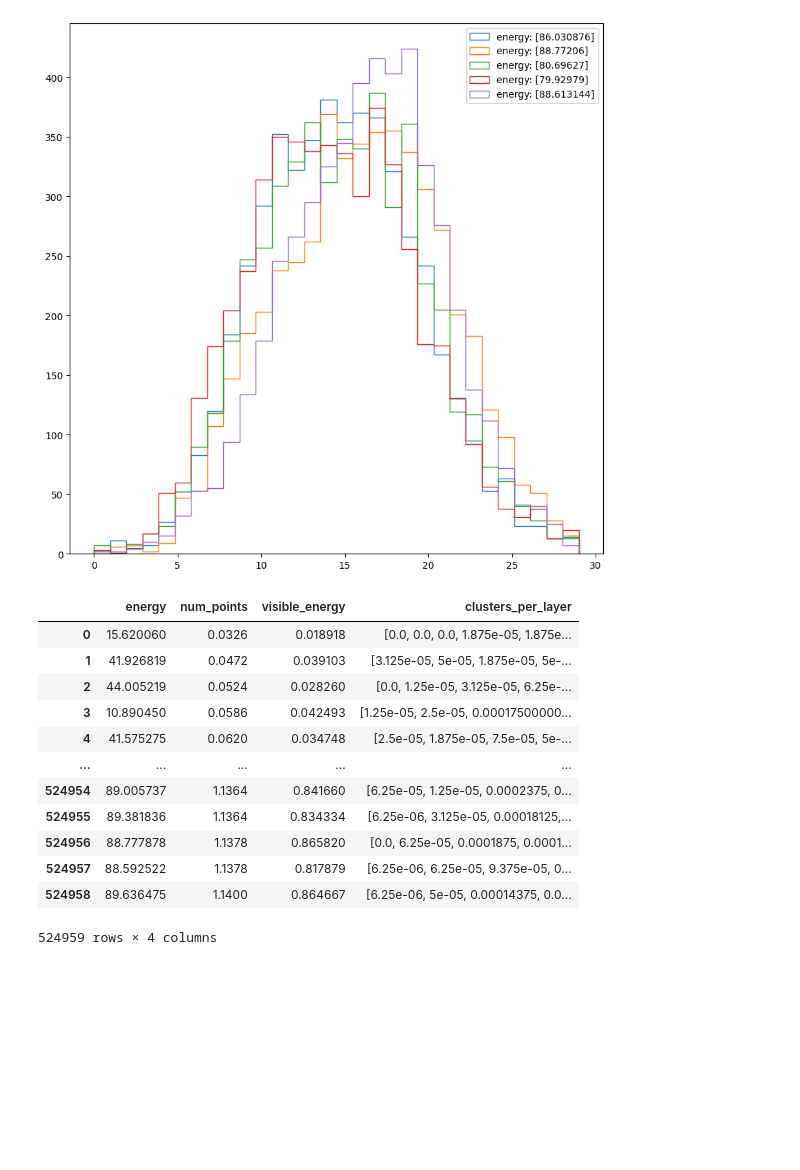
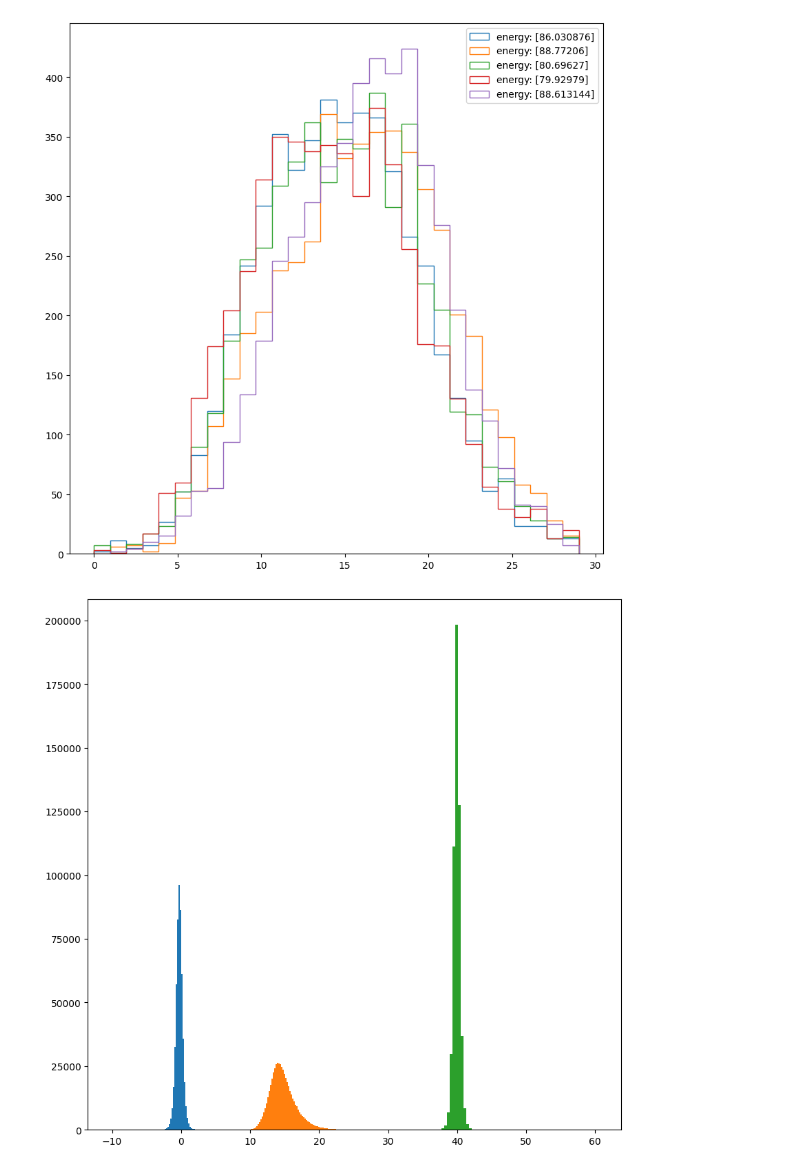
Before and after one commit to FLC-QU-hep/CaloClouds-3, a Jupyter notebook: ShowerFlow.ipynb, the cells around one changed output. Drawn from its saved outputs; the diff is of its cells as text; code cells hidden in the pictures; blank space fills up the shorter version.

```diff
--- a/ShowerFlow.ipynb
+++ b/ShowerFlow.ipynb
@@ -193,6 +193,25 @@ plt.show()
 [figure]
 # %%
 # center of gravity
+
+def get_cog(x,y,z,e):
+    return np.sum((x * e), axis=1) / e.sum(axis=1), np.sum((y * e), axis=1) / e.sum(axis=1), np.sum((z * e), axis=1) / e.sum(axis=1)
+
+cog = get_cog(
+    events[:, 0],
+    events[:, 1],
+    events[:, 2],
+    events[:, 3],
+)
+# %%
+plt.figure(figsize=(10,10))
+plt.hist(cog[0], bins=100, range=(-10, 10), label='x')
+plt.hist(cog[1] , bins=100)
+plt.hist(cog[2] , bins=100)
+# plt.xlim(-10, 10)
+plt.show()
+# %% [output]
+[figure, added]
 # %%
 clusters_per_layer = clusters_per_layer / 400
 
@@ -205,19 +228,3 @@ df['clusters_per_layer'] = clusters_per_layer.tolist()
-# %%
-df
-# %% [output]
-|  | energy | num_points | visible_energy | clusters_per_layer |
-| 0 | 15.620060 | 0.0326 | 0.018918 | [0.0, 0.0, 0.0, 1.875e-05, 1.875e... |
-| 1 | 41.926819 | 0.0472 | 0.039103 | [3.125e-05, 5e-05, 1.875e-05, 5e-... |
-| 2 | 44.005219 | 0.0524 | 0.028260 | [0.0, 1.25e-05, 3.125e-05, 6.25e-... |
-| 3 | 10.890450 | 0.0586 | 0.042493 | [1.25e-05, 2.5e-05, 0.00017500000... |
-| 4 | 41.575275 | 0.0620 | 0.034748 | [2.5e-05, 1.875e-05, 7.5e-05, 5e-... |
-| ... | ... | ... | ... | ... |
-| 524954 | 89.005737 | 1.1364 | 0.841660 | [6.25e-05, 1.25e-05, 0.0002375, 0... |
-| 524955 | 89.381836 | 1.1364 | 0.834334 | [6.25e-06, 3.125e-05, 0.00018125,... |
-| 524956 | 88.777878 | 1.1378 | 0.865820 | [0.0, 6.25e-05, 0.0001875, 0.0001... |
-| 524957 | 88.592522 | 1.1378 | 0.817879 | [6.25e-06, 6.25e-05, 9.375e-05, 0... |
-| 524958 | 89.636475 | 1.1400 | 0.864667 | [6.25e-06, 5e-05, 0.00014375, 0.0... |
-524959 rows × 4 columns
 # %%
 dataset = torch.utils.data.TensorDataset(
     torch.tensor(df.energy.values),
```
Also changed, not shown: parts of 5 cells of this notebook.
